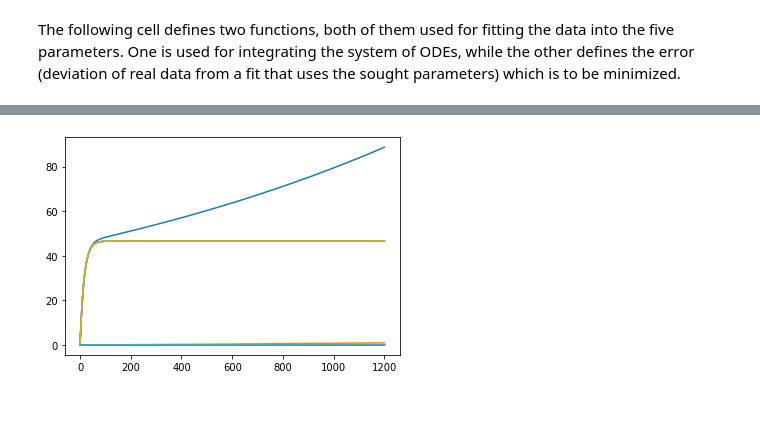
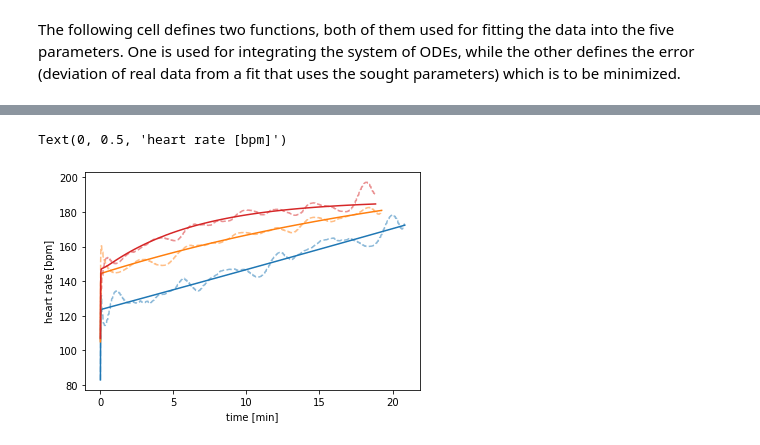
Before and after one commit to sebastiankalos/math_modeling, a Jupyter notebook: HR_analysis.ipynb, the cells around one changed output, grey strips where cells are left out. Cells and saved outputs as stored; diff of their text form; code cells hidden in the pictures; blank space fills up the shorter version.

```diff
--- a/HR_analysis.ipynb
+++ b/HR_analysis.ipynb
@@ -225,8 +235,0 @@ print(sub_21_params)
-# %%
-a2_range = np.linspace(1,4,5)
-for a2 in a2_range:
-    test_params = np.array(sub_21_params)
-    test_params[1] = a2
-    test_params = tuple(test_params)
-    fit = odeint(ode_model, [0,0], t, args=test_params)
-    plt.plot(t,fit)
@@ -235,10 +235,0 @@ for a2 in a2_range:
-# %%
-a3_range = np.linspace(7e-11,10,5)
-for a3 in a3_range:
-    test_params = np.array(sub_21_params)
-    test_params[2] = a3
-    test_params = tuple(test_params)
-    fit = odeint(ode_model, [0,0], t, args=test_params)
-    plt.plot(t,fit)
-# %% [output]
-[figure, removed]
@@ -244,0 +264,31 @@ for a3 in a3_range:
+# %%
+sub_21_fit = integrate_speed_profile(result_to_tuple(sub_21_result), t_integrate, speed_profile_sub_21[0::t_integrate])
+const_speed_profile_sub_21 = np.full((len(speed_profile_sub_21[0::t_integrate])),avg_speed_sub_21)
+sub_21_const_fit = integrate_speed_profile(result_to_tuple(sub_21_result), t_integrate, const_speed_profile_sub_21)
+
+plt.plot(secs_sub_21[:-t_integrate]/60,sub_21_fit[:,0]+HR_rest_sub_21,color="tab:blue",alpha=0.5,linestyle="--",label="sub-21 min (variable speed)")
+plt.plot(secs_sub_21[:-t_integrate]/60,sub_21_const_fit[:,0]+HR_rest_sub_21,color="tab:blue",label="sub-21 min (constant speed)")
+
+
+
+sub_20_fit = integrate_speed_profile(result_to_tuple(sub_20_result), t_integrate, speed_profile_sub_20[0::t_integrate])
+const_speed_profile_sub_20 = np.full((len(speed_profile_sub_20[0::t_integrate])),avg_speed_sub_20)
+sub_20_const_fit = integrate_speed_profile(result_to_tuple(sub_20_result), t_integrate, const_speed_profile_sub_20)
+
+plt.plot(secs_sub_20[:-t_integrate]/60,sub_20_fit[:,0]+HR_rest_sub_20,color="tab:orange",alpha=0.5,linestyle="--",label="sub-20 min (variable speed)")
+plt.plot(secs_sub_20[:-t_integrate]/60,sub_20_const_fit[:,0]+HR_rest_sub_20,color="tab:orange",label="sub-20 min (constant speed)")
+
+
+sub_19_fit = integrate_speed_profile(result_to_tuple(sub_19_result), t_integrate, speed_profile_sub_19[0::t_integrate])
+const_speed_profile_sub_19 = np.full((len(speed_profile_sub_19[0::t_integrate])),avg_speed_sub_19)
+sub_19_const_fit = integrate_speed_profile(result_to_tuple(sub_19_result), t_integrate, const_speed_profile_sub_19)
+
+plt.plot(secs_sub_19[:-t_integrate]/60,sub_19_fit[:,0]+HR_rest_sub_19,color="tab:red",alpha=0.5,linestyle="--",label="sub-19 min (variable speed)")
+plt.plot(secs_sub_19[:-t_integrate]/60,sub_19_const_fit[:,0]+HR_rest_sub_19,color="tab:red",label="sub-19 min (constant speed)")
+
+#plt.legend()
+plt.xlabel("time [min]")
+plt.ylabel("heart rate [bpm]")
+# %% [output]
+Text(0, 0.5, 'heart rate [bpm]')
+[figure, added]
```
Also changed, not shown: parts of 21 cells of this notebook, 5 other files.
